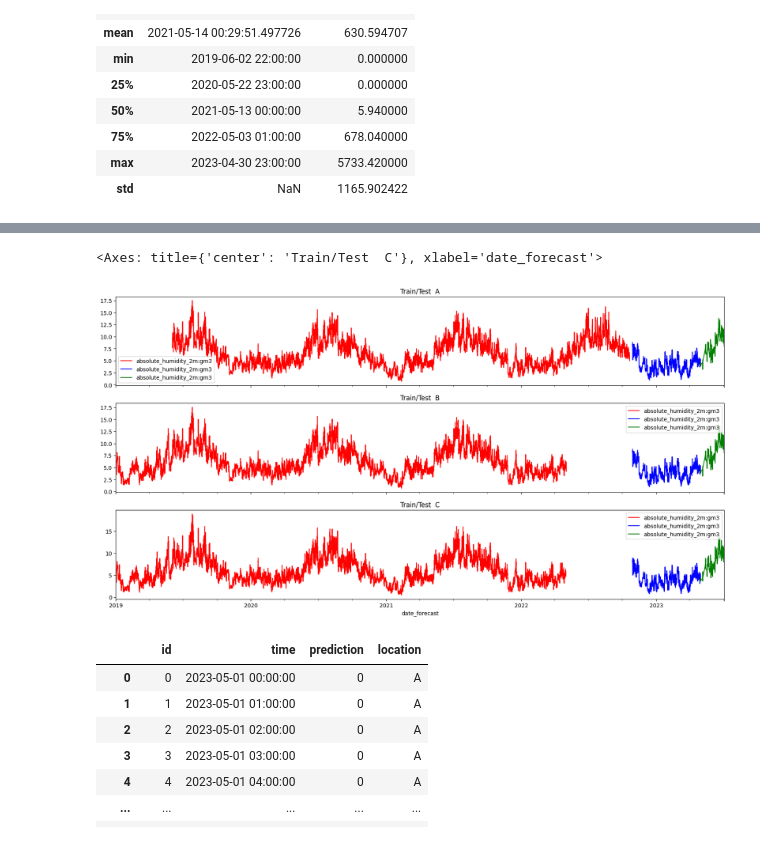
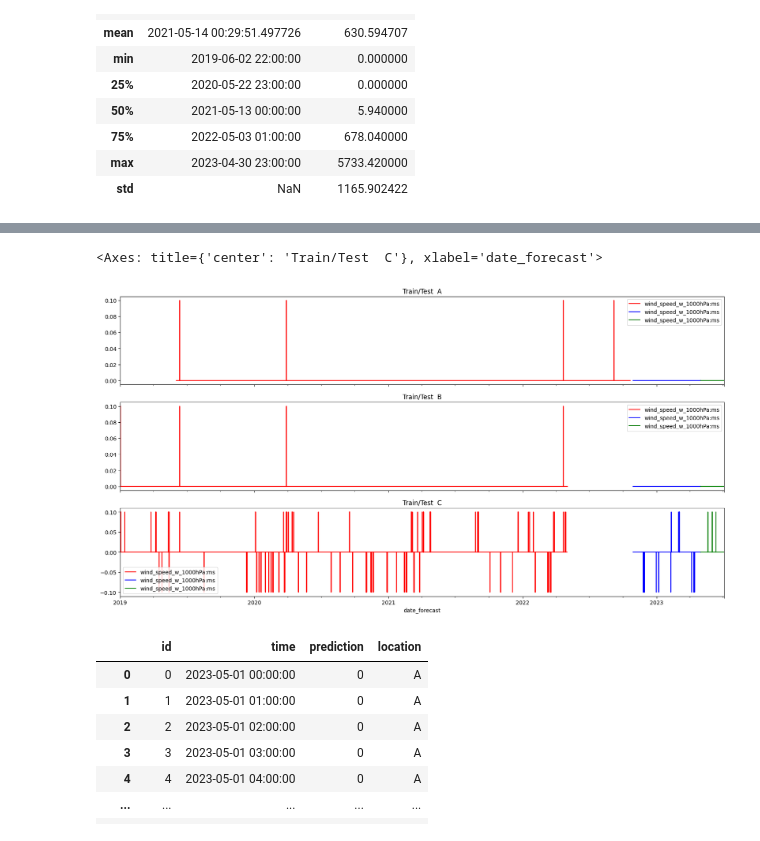
Before and after one commit to mikaelste/TDT4173-project, a Jupyter notebook: read_files.ipynb, the cells around one changed output, grey strips where cells are left out. Drawn from its saved outputs; the diff is of its cells as text; code cells hidden in the pictures.

```diff
--- a/read_files.ipynb
+++ b/read_files.ipynb
@@ -64,21 +84,21 @@ X_test_estimated_c = pd.read_parquet('C/X_test_estimated.parquet')
 # %%
 # Plotting a single feature
 fig, axs = plt.subplots(3, 1, figsize=(20, 10), sharex=True)
-feature_name = 'absolute_humidity_2m:gm3'
+feature_name = 'wind_speed_w_1000hPa:ms'
 X_train_observed_a[['date_forecast', feature_name]].set_index('date_forecast').plot(ax=axs[0], title='Train/Test A', color='red')
 X_train_estimated_a[['date_forecast', feature_name]].set_index('date_forecast').plot(ax=axs[0], title='Train/Test A', color='blue')
 X_test_estimated_a[['date_forecast', feature_name]].set_index('date_forecast').plot(ax=axs[0], title='Train/Test  A', color='green')
 
 X_train_observed_b[['date_forecast', feature_name]].set_index('date_forecast').plot(ax=axs[1], title='Train/Test  B', color='red')
 X_train_estimated_b[['date_forecast', feature_name]].set_index('date_forecast').plot(ax=axs[1], title='Train/Test  B', color='blue')
 X_test_estimated_b[['date_forecast', feature_name]].set_index('date_forecast').plot(ax=axs[1], title='Train/Test  B', color='green')
 
 X_train_observed_c[['date_forecast', feature_name]].set_index('date_forecast').plot(ax=axs[2], title='Train/Test  C', color='red')
 X_train_estimated_c[['date_forecast', feature_name]].set_index('date_forecast').plot(ax=axs[2], title='Train/Test  C', color='blue')
 X_test_estimated_c[['date_forecast', feature_name]].set_index('date_forecast').plot(ax=axs[2], title='Train/Test  C', color='green')
 # %% [output]
 <Axes: title={'center': 'Train/Test  C'}, xlabel='date_forecast'>
-[figure, old version]
+[figure, new version]
 # %%
 test = pd.read_csv('test.csv')
 test
```
Also changed, not shown: parts of 2 cells of this notebook, 14 other files.
